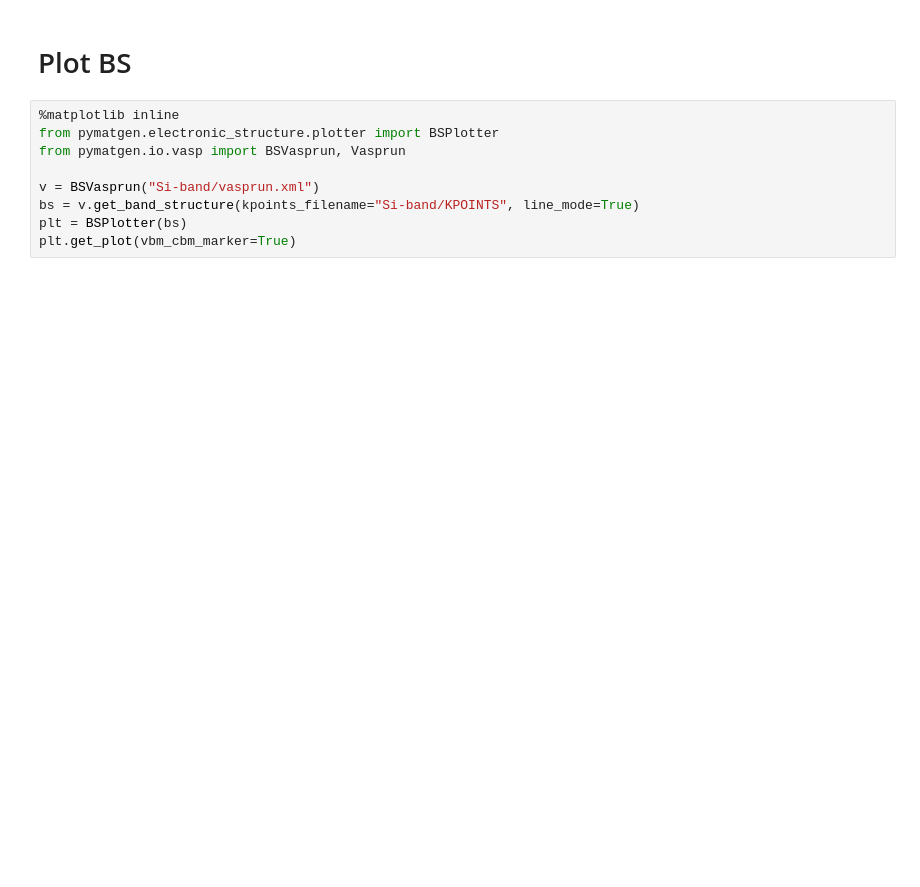
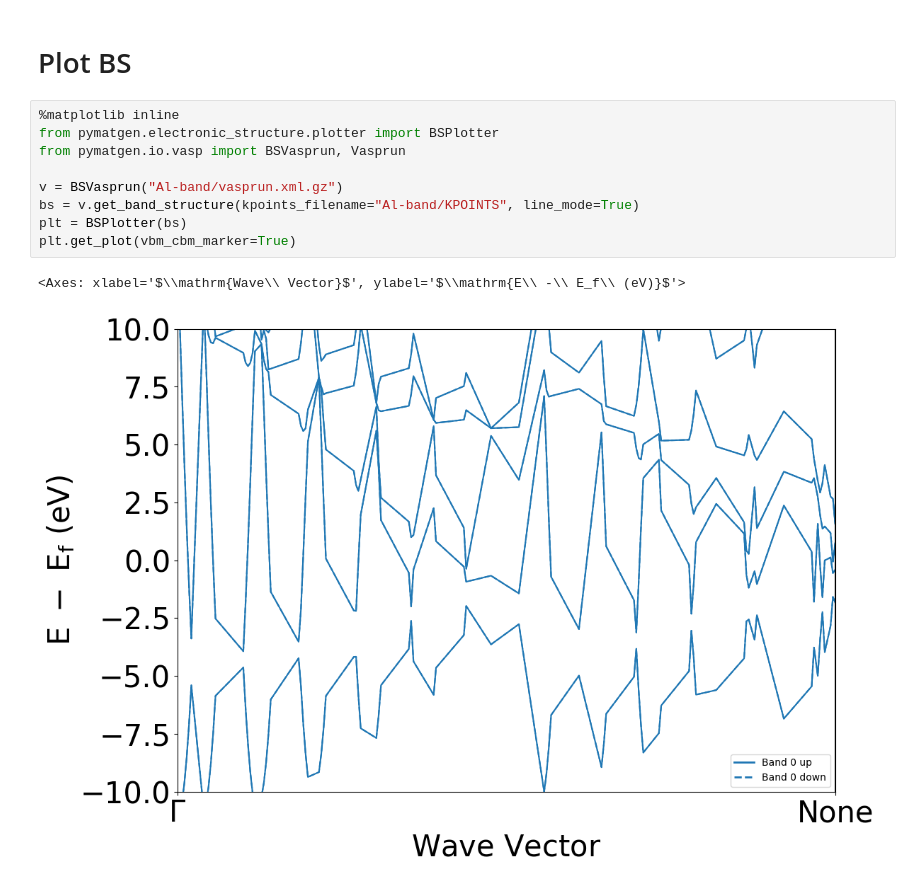
Before and after one commit to materialsvirtuallab/matgenb, a Jupyter notebook: notebooks/2017-04-14-Inputs and Analysis of VASP runs.ipynb, the cells around one changed output. Cells and saved outputs as stored; diff of their text form; blank space fills up the shorter version.

```diff
--- a/notebooks/2017-04-14-Inputs and Analysis of VASP runs.ipynb
+++ b/notebooks/2017-04-14-Inputs and Analysis of VASP runs.ipynb
@@ -104,9 +121,12 @@ plotter.show(xlim=[-5, 5], ylim=[0, 1])
 # %%
 %matplotlib inline
 from pymatgen.electronic_structure.plotter import BSPlotter
 from pymatgen.io.vasp import BSVasprun, Vasprun
 
-v = BSVasprun("Si-band/vasprun.xml")
-bs = v.get_band_structure(kpoints_filename="Si-band/KPOINTS", line_mode=True)
+v = BSVasprun("Al-band/vasprun.xml.gz")
+bs = v.get_band_structure(kpoints_filename="Al-band/KPOINTS", line_mode=True)
 plt = BSPlotter(bs)
 plt.get_plot(vbm_cbm_marker=True)
+# %% [output]
+<Axes: xlabel='$\\mathrm{Wave\\ Vector}$', ylabel='$\\mathrm{E\\ -\\ E_f\\ (eV)}$'>
+[figure, added]
```
Also changed, not shown: parts of 11 cells of this notebook, 37 other files.
